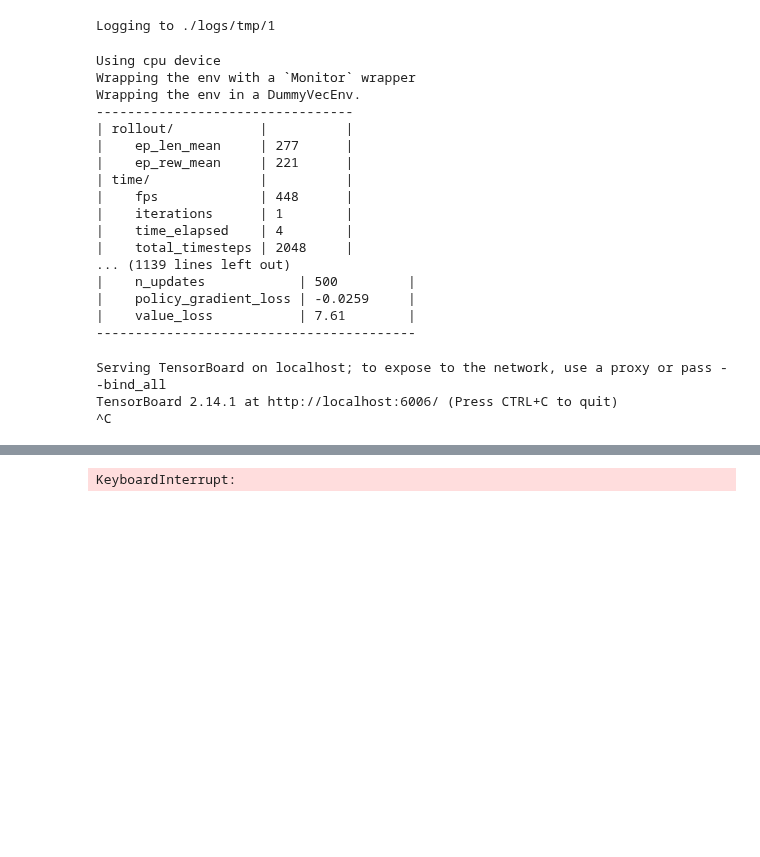
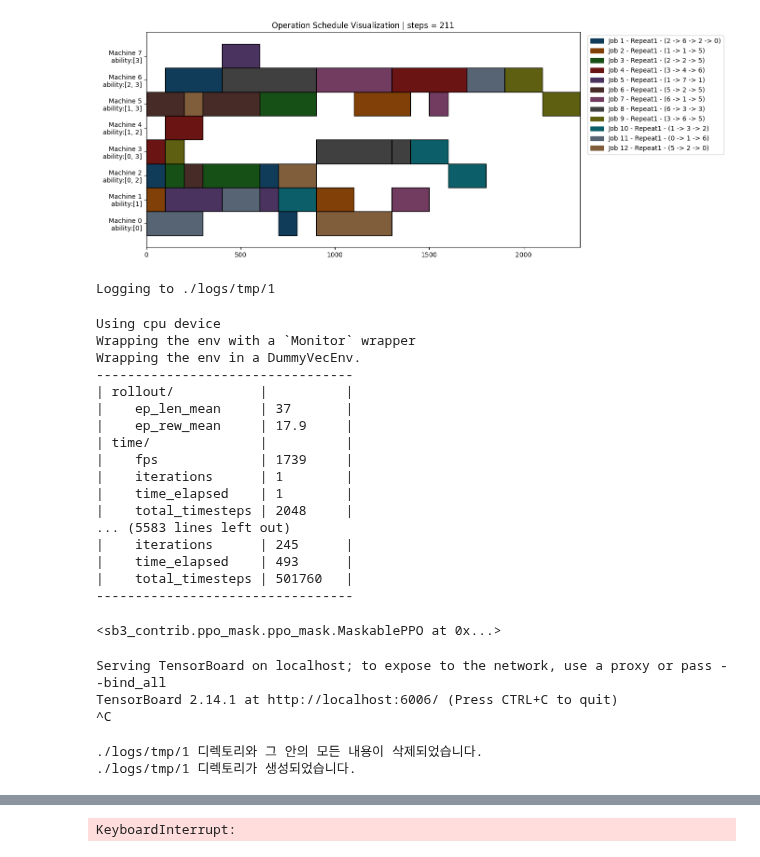
Before and after one commit to Huch0/RL-Scheduler, a Jupyter notebook: Test_CustomRepeatableEnv.ipynb, the cells around one changed output, grey strips where cells are left out. Saved outputs shown, nothing was run; the diff lists cells and outputs as text; code cells hidden in the pictures; blank space fills up the shorter version.

Commit message:
test : obs 수정에 관한 실험 진행 중

```diff
--- a/Test_CustomRepeatableEnv.ipynb
+++ b/Test_CustomRepeatableEnv.ipynb
@@ -113 +116,3 @@ env = SchedulingEnv(machine_config_path= "instances/Machines/v0-8.json", job_con
+# %%
+env_8_12_1_t = SchedulingEnv(machine_config_path= "instances/Machines/v0-8.json", job_config_path = "instances/Jobs/v0-12-repeat.json", job_repeats_params = [(1, 1)] * 12, test_mode = True)
 # %%
@@ -115,3 +120,21 @@ env = SchedulingEnv(machine_config_path= "instances/Machines/v0-8.json", job_con
+# %%
+env = env_8_12_1_t
+# %%
+step = 0
+obs, info = env.reset()
+
+while True:
+    step += 1
+    action = env.action_space.sample()
+    obs, reward, terminated, truncated, info = env.step(action)
+    done = terminated or truncated
+
+    if done:
+        #print_result(info)
+        env.render()
+        break
+# %% [output]
+[figure, added]
 # %%
 log_path = "./logs/tmp/1"
 # set up logger
@@ -140,30 +163,50 @@ params = {
     }
 # %%
-model = MaskablePPO('MultiInputPolicy', env, verbose=1, gamma=params["gamma"], policy_kwargs = params["policy_kwargs"])
+model = MaskablePPO('MultiInputPolicy', env, verbose=1)#, gamma=params["gamma"] policy_kwargs = params["policy_kwargs"])
 model.set_logger(new_logger)
-model.learn(1000000, callback=maskable_eval_callback)
+model.learn(500000, callback=maskable_eval_callback)
 # %% [output]
 Using cpu device
 Wrapping the env with a `Monitor` wrapper
 Wrapping the env in a DummyVecEnv.
 ---------------------------------
 | rollout/           |          |
-|    ep_len_mean     | 277      |
-|    ep_rew_mean     | 221      |
+|    ep_len_mean     | 37       |
+|    ep_rew_mean     | 17.9     |
 | time/              |          |
-|    fps             | 448      |
+|    fps             | 1739     |
 |    iterations      | 1        |
-|    time_elapsed    | 4        |
+|    time_elapsed    | 1        |
 |    total_timesteps | 2048     |
-... (1139 lines left out)
-|    n_updates            | 500         |
-|    policy_gradient_loss | -0.0259     |
-|    value_loss           | 7.61        |
------------------------------------------
+... (5583 lines left out)
+|    iterations      | 245      |
+|    time_elapsed    | 493      |
+|    total_timesteps | 501760   |
+---------------------------------
+<sb3_contrib.ppo_mask.ppo_mask.MaskablePPO at 0x...>
 # %%
 !tensorboard --logdir=./logs/tmp/1
 # %% [output]
 Serving TensorBoard on localhost; to expose to the network, use a proxy or pass --bind_all
 TensorBoard 2.14.1 at http://localhost:6006/ (Press CTRL+C to quit)
 ^C
+# %%
+import os
+import shutil
+
+log_dir = "./logs/tmp/1"
+
+# 디렉토리 내 모든 파일과 서브 디렉토리 삭제
+if os.path.exists(log_dir):
+    shutil.rmtree(log_dir)
+    print(f"{log_dir} 디렉토리와 그 안의 모든 내용이 삭제되었습니다.")
+else:
+    print(f"{log_dir} 디렉토리가 존재하지 않습니다.")
+
+# 디렉토리 재생성 (필요한 경우)
+os.makedirs(log_dir, exist_ok=True)
+print(f"{log_dir} 디렉토리가 생성되었습니다.")
+# %% [output]
+./logs/tmp/1 디렉토리와 그 안의 모든 내용이 삭제되었습니다.
+./logs/tmp/1 디렉토리가 생성되었습니다.
 # %%
```
Also changed, not shown: parts of 8 cells of this notebook.
